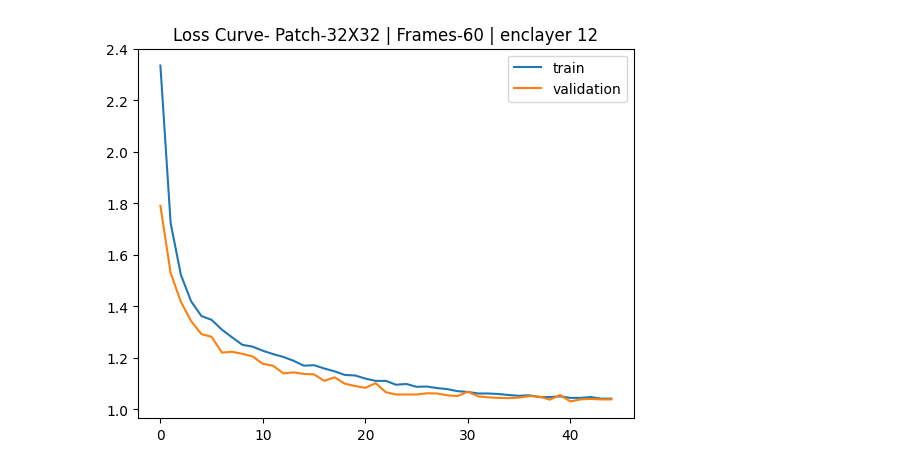
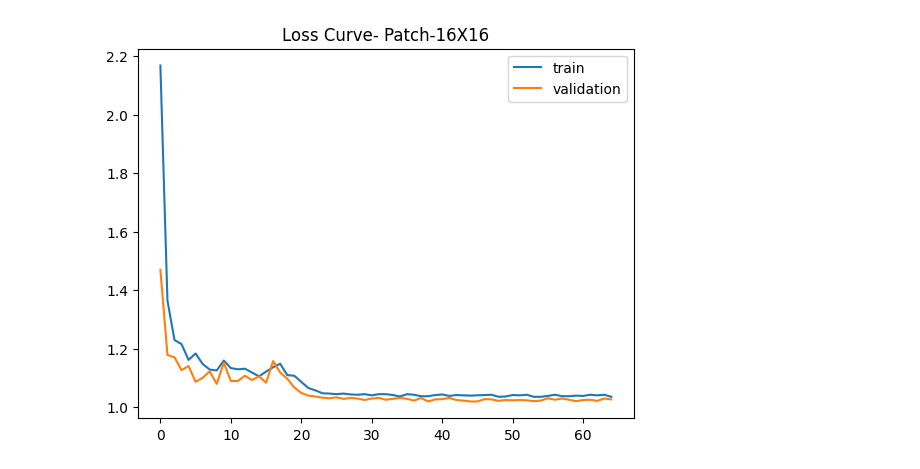
Before and after one commit to Bikash9841/Transformer-Based-Translation-From-NSL-Video2Text, a Jupyter notebook: apps/test.ipynb, the cells around one changed output. Saved outputs shown, nothing was run; the diff lists cells and outputs as text; code cells hidden in the pictures.

```diff
--- a/apps/test.ipynb
+++ b/apps/test.ipynb
@@ -37,16 +39,14 @@ plt.show()
 # %%
 import torch
-m1=torch.load('44_mtrain.pt',map_location=torch.device('cpu'))
+m2=torch.load('64_16X16mtrain.pt',map_location=torch.device('cpu'))
 # %%
-import matplotlib.pyplot as plt
 
+plt.plot(m2['train_loss'],label='train')
+plt.plot(m2['val_loss'],label='validation')
 
-plt.plot(m1['train_loss'],label='train')
-plt.plot(m1['val_loss'],label='validation')
-
-plt.title('Loss Curve- Patch-32X32 | Frames-60 | enclayer 12')
+plt.title('Loss Curve- Patch-16X16')
 plt.legend()
 plt.show()
 # %% [output]
-[figure, old version]
+[figure, new version]
 # %%
```
Also changed, not shown: parts of 16 cells of this notebook.
